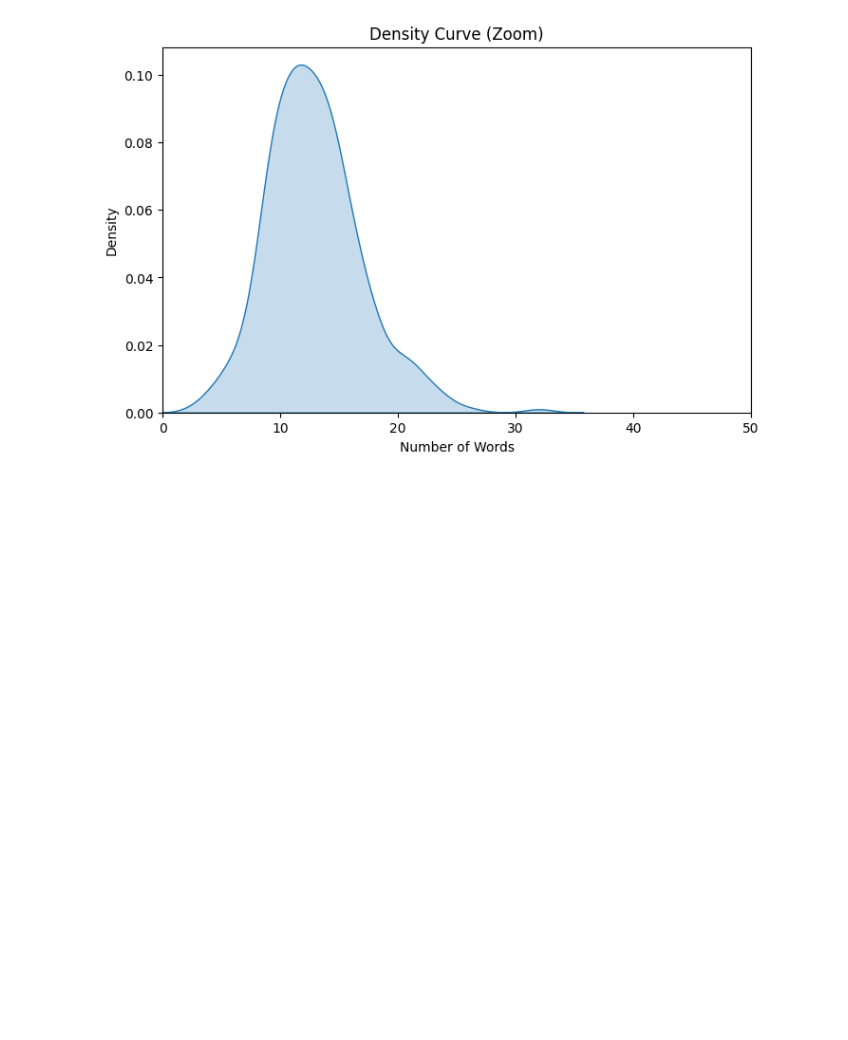
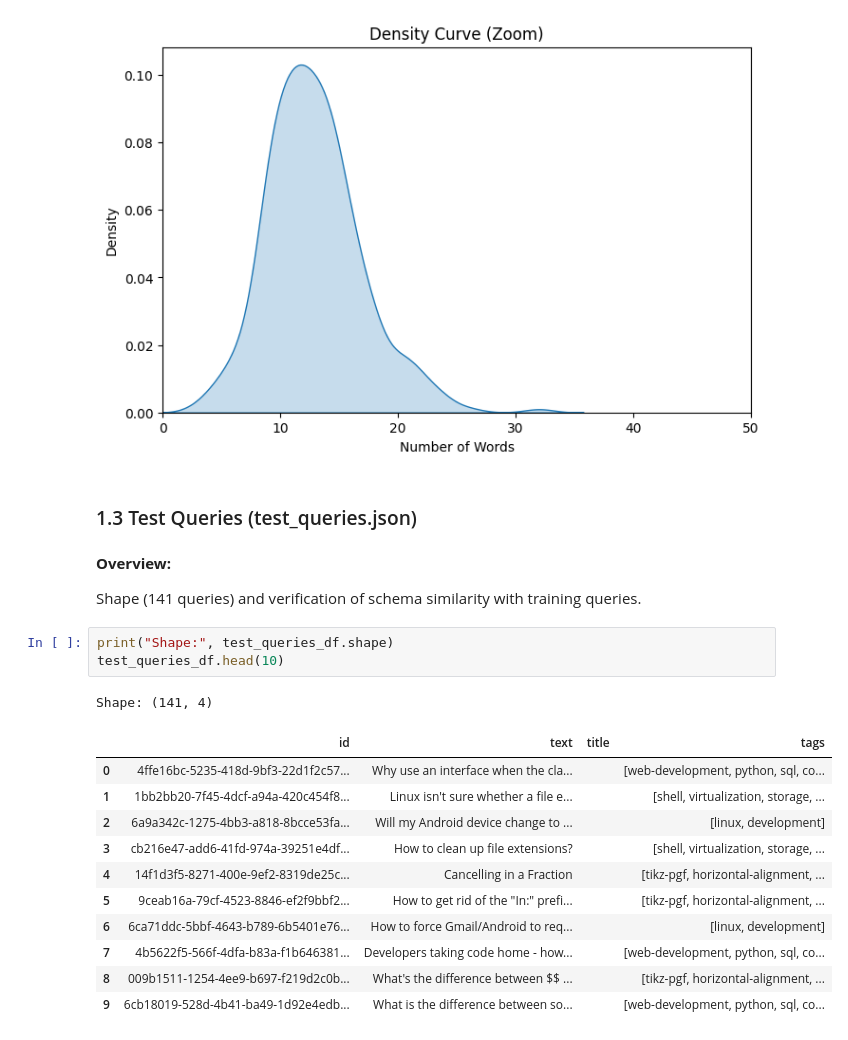
Before and after one commit to AbdelkarimElm/information-retrieval-engine, a Jupyter notebook: information_retrieval_engine.ipynb, the cells around one changed output. Saved outputs shown, nothing was run; the diff lists cells and outputs as text; blank space fills up the shorter version.

Commit message:
Test queries: overview

```diff
--- a/information_retrieval_engine.ipynb
+++ b/information_retrieval_engine.ipynb
@@ -858,3 +858,25 @@ plt.ylabel("Density")
 plt.show()
 # %% [output]
 [figure]
+# %% [markdown]
+### 1.3 Test Queries (test_queries.json)
+# %% [markdown]
+**Overview:**
+
+Shape (141 queries) and verification of schema similarity with training queries.
+# %%
+print("Shape:", test_queries_df.shape)
+test_queries_df.head(10)
+# %% [output]
+Shape: (141, 4)
+|  | id | text | title | tags |
+| 0 | 4ffe16bc-5235-418d-9bf3-22d1f2c57... | Why use an interface when the cla... |  | [web-development, python, sql, co... |
+| 1 | 1bb2bb20-7f45-4dcf-a94a-420c454f8... | Linux isn't sure whether a file e... |  | [shell, virtualization, storage, ... |
+| 2 | 6a9a342c-1275-4bb3-a818-8bcce53fa... | Will my Android device change to ... |  | [linux, development] |
+| 3 | cb216e47-add6-41fd-974a-39251e4df... | How to clean up file extensions? |  | [shell, virtualization, storage, ... |
+| 4 | 14f1d3f5-8271-400e-9ef2-8319de25c... | Cancelling in a Fraction |  | [tikz-pgf, horizontal-alignment, ... |
+| 5 | 9ceab16a-79cf-4523-8846-ef2f9bbf2... | How to get rid of the "In:" prefi... |  | [tikz-pgf, horizontal-alignment, ... |
+| 6 | 6ca71ddc-5bbf-4643-b789-6b5401e76... | How to force Gmail/Android to req... |  | [linux, development] |
+| 7 | 4b5622f5-566f-4dfa-b83a-f1b646381... | Developers taking code home - how... |  | [web-development, python, sql, co... |
+| 8 | 009b1511-1254-4ee9-b697-f219d2c0b... | What's the difference between $$ ... |  | [tikz-pgf, horizontal-alignment, ... |
+| 9 | 6cb18019-528d-4b41-ba49-1d92e4edb... | What is the difference between so... |  | [web-development, python, sql, co... |
```
Also changed, not shown: parts of 1 cell of this notebook.
